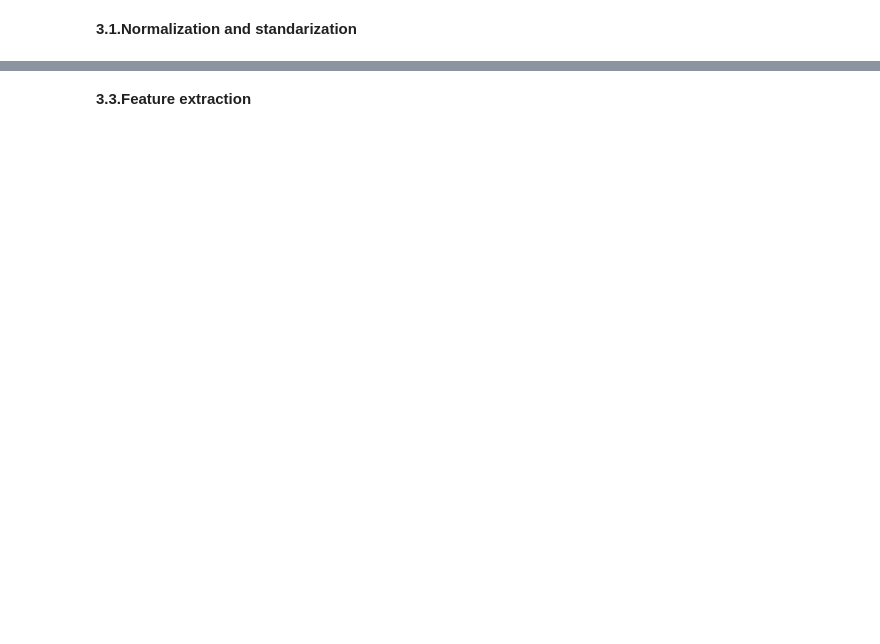
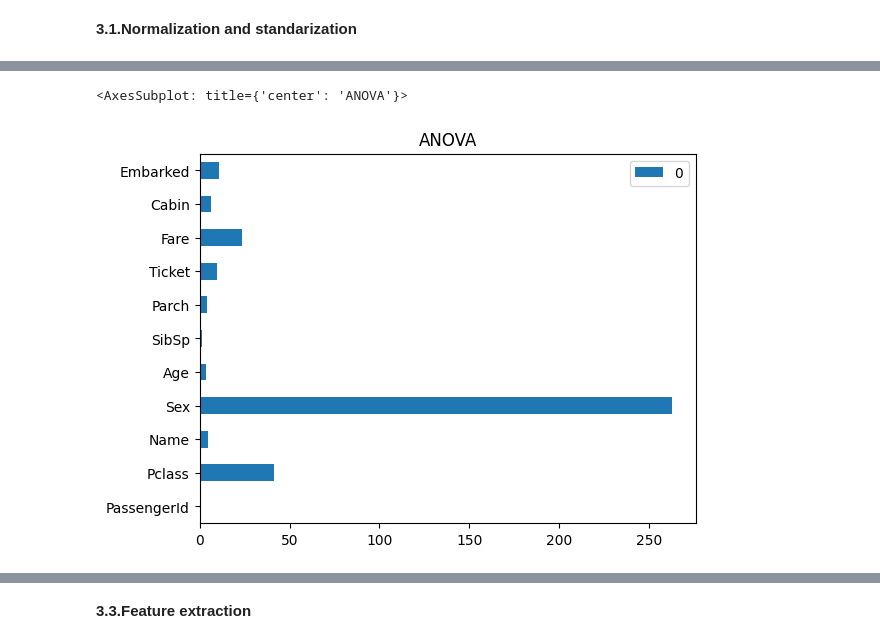
Before and after one commit to jszczublinska/DM_Titanic, a Jupyter notebook: titanic.ipynb, the cells around one changed output, grey strips where cells are left out. Saved outputs shown, nothing was run; the diff lists cells and outputs as text; code cells hidden in the pictures; blank space fills up the shorter version.

```diff
--- a/titanic.ipynb
+++ b/titanic.ipynb
@@ -136,7 +128,6 @@ NaN values for Age after:  0
 **3.1.Normalization and standarization**
 # %%
 ## Normalization and standarization
-
 X = pd.concat([data_df.iloc[:, :1], data_df.iloc[:, 2:]], axis=1)
 cols_all = data_df.columns.tolist()
 cols = cols_all[:1] + cols_all[2:]
@@ -145,6 +136,4 @@ norm = MinMaxScaler(feature_range=(0,1)).fit(X)
 normalized_data = pd.DataFrame(norm.transform(X), columns=cols)
 
 scale = StandardScaler().fit(normalized_data)
-normalized_data = pd.DataFrame(scale.transform(normalized_data), columns=cols)
-
-normalized_data.head()
+standarized_data = pd.DataFrame(scale.transform(normalized_data), columns=cols)
@@ -245,0 +213,8 @@ Accuracy after preprocessing:  0.7892376681614349
+# %%
+cols_all = data_df.columns.tolist()
+cols = cols_all[:1] + cols_all[2:]
+scores_anova, p_vals_anova = f_classif(normalized_data, data_df['Survived'])
+pd.DataFrame(scores_anova, cols).plot(kind='barh', title='ANOVA')
+# %% [output]
+<AxesSubplot: title={'center': 'ANOVA'}>
+[figure, added]
```
Also changed, not shown: parts of 22 cells of this notebook.
